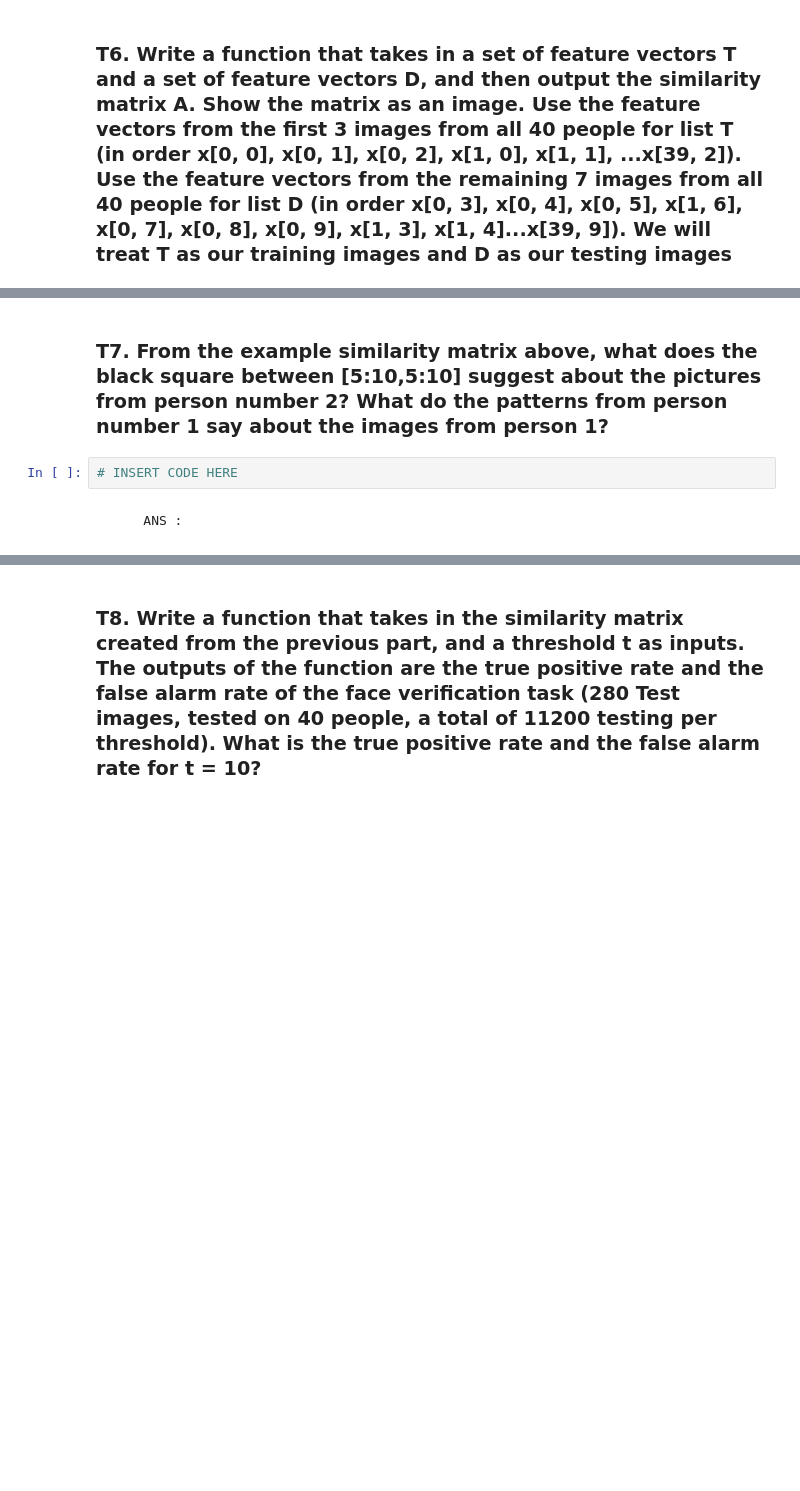
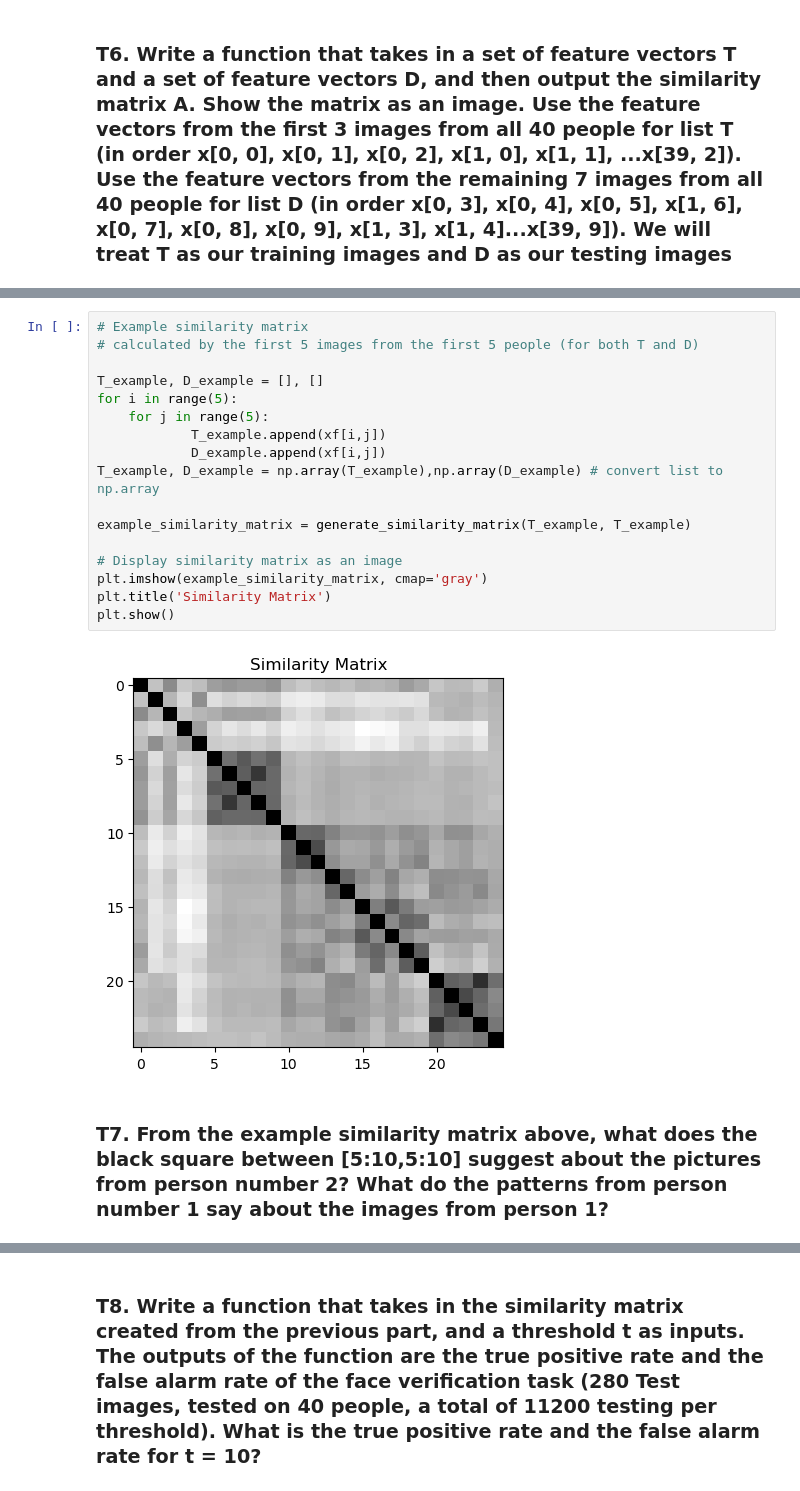
Before and after one commit to pupipatsk/Pattern-Recognition, a Jupyter notebook: HW/HW03/HW03.ipynb, the cells around one changed output, grey strips where cells are left out. Saved outputs shown, nothing was run; the diff lists cells and outputs as text; blank space fills up the shorter version.

```diff
--- a/HW/HW03/HW03.ipynb
+++ b/HW/HW03/HW03.ipynb
@@ -383,6 +422,21 @@ similarity_matrix = ...
+# %%
+# Example similarity matrix
+# calculated by the first 5 images from the first 5 people (for both T and D)
+
+T_example, D_example = [], []
+for i in range(5):
+    for j in range(5):
+            T_example.append(xf[i,j])
+            D_example.append(xf[i,j])
+T_example, D_example = np.array(T_example),np.array(D_example) # convert list to np.array
+
+example_similarity_matrix = generate_similarity_matrix(T_example, T_example)
+
+# Display similarity matrix as an image
+plt.imshow(example_similarity_matrix, cmap='gray')
+plt.title('Similarity Matrix')
+plt.show()
+# %% [output]
+[figure, added]
 # %% [markdown]
 ### T7. From the example similarity matrix above, what does the black square between [5:10,5:10] suggest about the pictures from person number 2? What do the patterns from person number 1 say about the images from person 1?
-# %%
-# INSERT CODE HERE
-# %% [markdown]
-        ANS :
```
Also changed, not shown: parts of 15 cells of this notebook.
